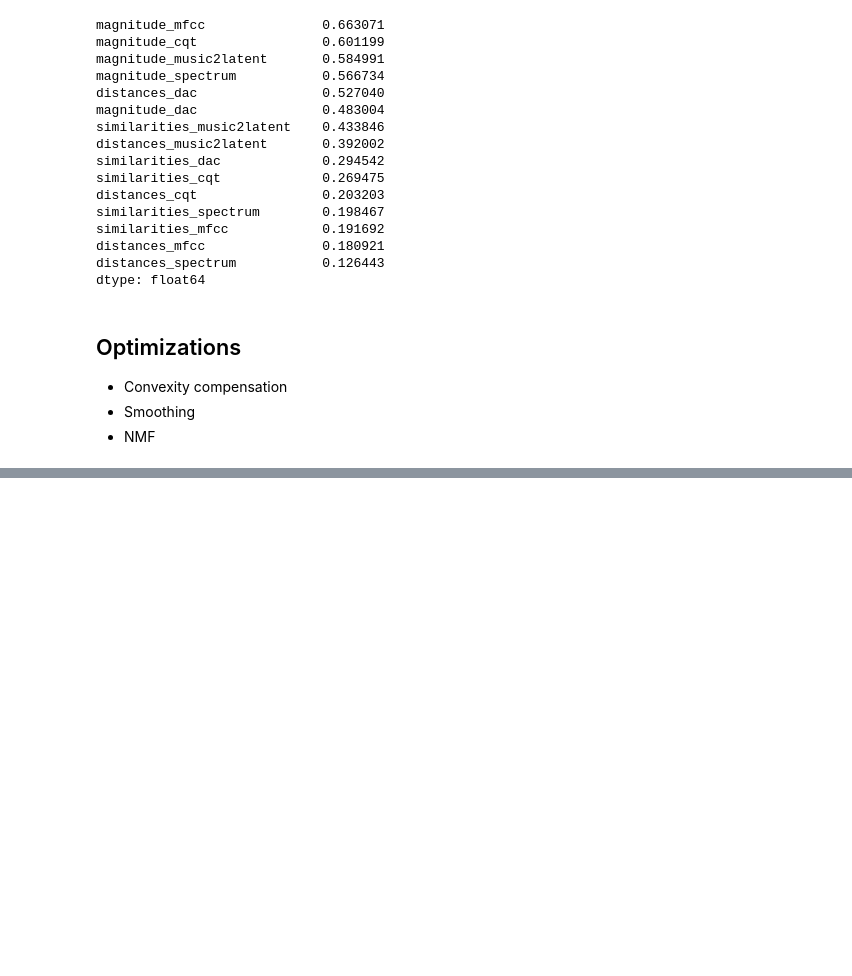
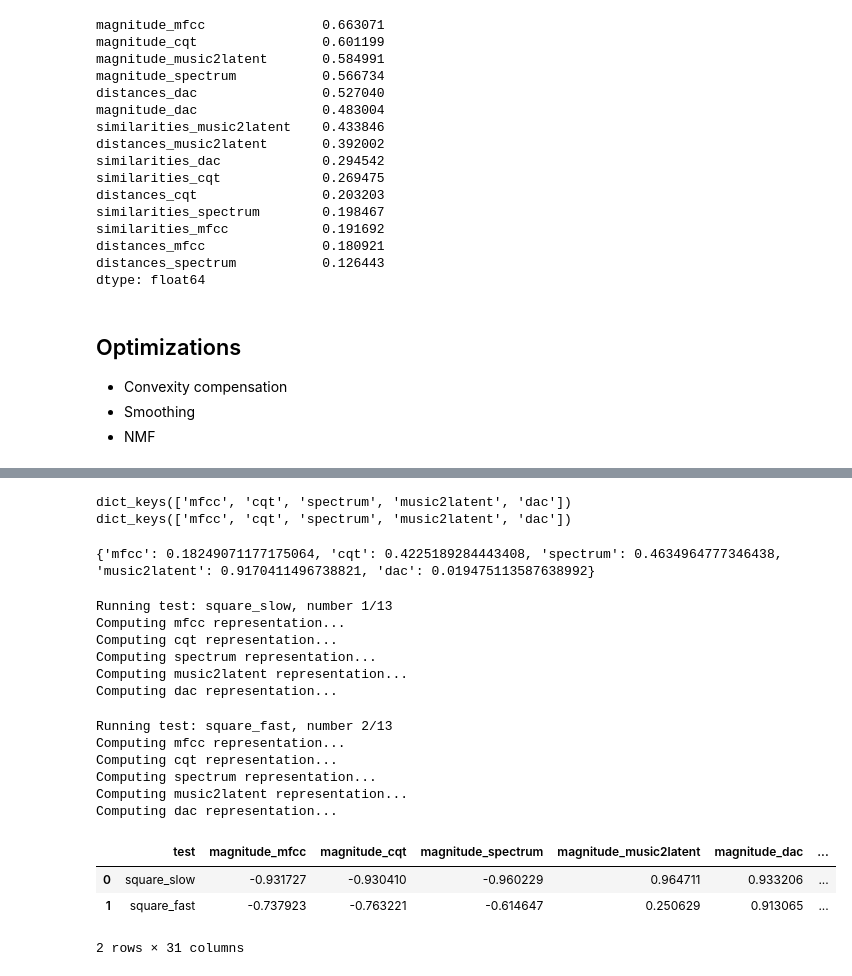
Before and after one commit to inspektral/sonic-trajectories, a Jupyter notebook: onset-benchmark.ipynb, the cells around one changed output, grey strips where cells are left out. Drawn from its saved outputs; the diff is of its cells as text; code cells hidden in the pictures; blank space fills up the shorter version.

Commit message:
optimizing exponents

```diff
--- a/onset-benchmark.ipynb
+++ b/onset-benchmark.ipynb
@@ -249,9 +252,9 @@ else:
         distances, _, _ = utils.calculate_metric(representations, utils.distances)
         similarities, _, _ = utils.calculate_metric(representations, utils.cosine_similarity)
 
-        correlation_magnitude = calculate_correlation(magnitude, modulator)
-        correlation_distances = calculate_correlation(distances, modulator)
-        correlation_similarities = calculate_correlation(similarities, modulator)
+        correlation_magnitude = get_correlations(magnitude, modulator)
+        correlation_distances = get_correlations(distances, modulator)
+        correlation_similarities = get_correlations(similarities, modulator)
 
         row = {
             'test': key,
@@ -314,0 +336,71 @@ dtype: float64
+# %%
+print(magnitude.keys())
+print(representations.keys())
+
+best_exponents_magnitude = {key : calculate_best_exponent(magnitude[key], modulator) for key in magnitude.keys()}
+# %% [output]
+dict_keys(['mfcc', 'cqt', 'spectrum', 'music2latent', 'dac'])
+dict_keys(['mfcc', 'cqt', 'spectrum', 'music2latent', 'dac'])
+# %%
+print(best_exponents_magnitude)
+# %% [output]
+{'mfcc': 0.18249071177175064, 'cqt': 0.4225189284443408, 'spectrum': 0.4634964777346438, 'music2latent': 0.9170411496738821, 'dac': 0.019475113587638992}
+# %%
+results_optimized = pd.DataFrame()
+
+for i, key in enumerate(list(tests.keys())[0:2]):
+    print(f"Running test: {key}, number {i+1}/{len(tests)}")
+    audio, modulator = tests[key]()
+    representations = utils.get_representations(audio)
+
+    magnitude, _, _ = utils.calculate_metric(representations, np.linalg.norm, {"axis": 0})
+    best_exponents_magnitude = {key : calculate_best_exponent(magnitude[key], modulator) for key in magnitude.keys()}
+    magnitude = {key : utils.norm(magnitude[key]**best_exponents_magnitude[key]) for key in magnitude.keys()}
+
+    distances, _, _ = utils.calculate_metric(representations, utils.distances)
+    best_exponents_distances = {key : calculate_best_exponent(distances[key], modulator) for key in distances.keys()}
+    distances = {key: utils.norm(distances[key]**best_exponents_distances[key]) for key in distances.keys()}
+
+    similarities, _, _ = utils.calculate_metric(representations, utils.cosine_similarity)
+    best_exponents_similarities = {key : calculate_best_exponent(similarities[key], modulator) for key in similarities.keys()}
+    similarities = {key: utils.norm(similarities[key]**best_exponents_similarities[key]) for key in similarities.keys()}
+
+
+
+    correlation_magnitude = get_correlations(magnitude, modulator)
+    correlation_distances = get_correlations(distances, modulator)
+    correlation_similarities = get_correlations(similarities, modulator)
+
+    row = {
+        'test': key,
+        **{"magnitude_" + k: v for k, v in correlation_magnitude.items()},
+        **{"magnitude_exponent_" + k : v for k, v in best_exponents_magnitude.items() },
+        **{"distances_" + k: v for k, v in correlation_distances.items()},
+        **{"distances_exponent_" + k : v for k, v in best_exponents_distances.items() },
+        **{"similarities_" + k: v for k, v in correlation_similarities.items()},
+        **{"similarities_exponent_" + k : v for k, v in best_exponents_similarities.items() }
+
+    }
+
+    results_optimized = pd.concat([results_optimized, pd.DataFrame([row])], ignore_index=True)
+    # results.to_csv('results_optimized.csv', index=False)
+    # print("Results saved to results_optimized.csv")
+
+display(results_optimized)
+# %% [output]
+Running test: square_slow, number 1/13
+Computing mfcc representation...
+Computing cqt representation...
+Computing spectrum representation...
+Computing music2latent representation...
+Computing dac representation...
+Running test: square_fast, number 2/13
+Computing mfcc representation...
+Computing cqt representation...
+Computing spectrum representation...
+Computing music2latent representation...
+Computing dac representation...
+|  | test | magnitude_mfcc | magnitude_cqt | magnitude_spectrum | magnitude_music2latent | magnitude_dac | ... |
+| 0 | square_slow | -0.931727 | -0.930410 | -0.960229 | 0.964711 | 0.933206 | ... |
+| 1 | square_fast | -0.737923 | -0.763221 | -0.614647 | 0.250629 | 0.913065 | ... |
+2 rows × 31 columns
```
Also changed, not shown: parts of 8 cells of this notebook, 1 other file.
